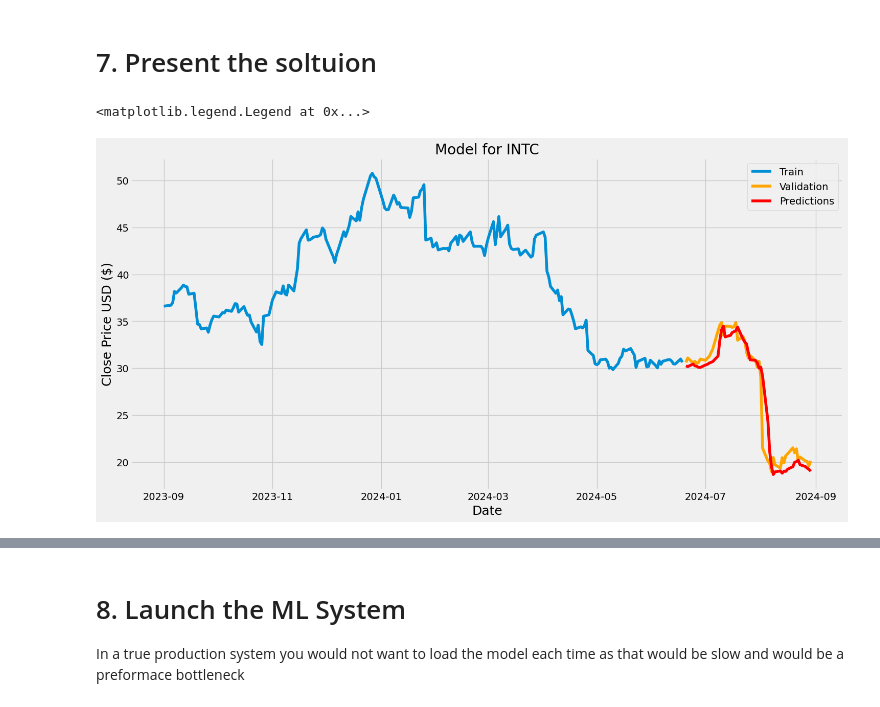
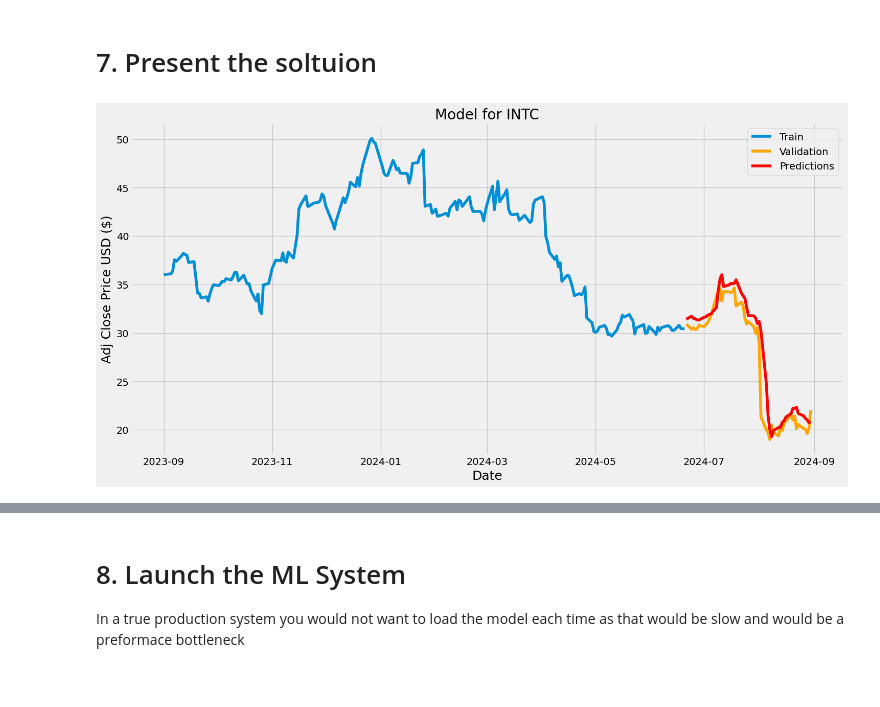
Before and after one commit to ethandzt21/PRSTC, a Jupyter notebook: myPRSTC.ipynb, the cells around one changed output, grey strips where cells are left out. Drawn from its saved outputs; the diff is of its cells as text; code cells hidden in the pictures.

```diff
--- a/myPRSTC.ipynb
+++ b/myPRSTC.ipynb
@@ -31,6 +31,7 @@ print("{} -> {}".format(sample_start_date, sample_stop_date))
 # STOCK = 'AAPL'
 # STOCK = 'TSLA'
 STOCK = 'INTC'
+PARAM = 'Adj Close'
 
 n_days_to_trend=30
 
@@ -104,6 +105,6 @@ plt.show()
 # %%
 #Create a new dataframe with only the 'Close' column
-data = df.filter(['Close'])
+data = df.filter([PARAM])
 # print(data)
 #Converting the dataframe to a numpy array
 dataset = data.values
@@ -242,23 +244,22 @@ Displaying results of predictions and adjust
 # %%
 #Plot/Create the data for the graph
 train = data[:training_data_len]
 valid = data[training_data_len:]
 # print(valid['Close'])
 # valid['Predictions'] = predictions
 valid.insert(1, "Predictions", predictions, True)
 #Visualize the data
 plt.figure(figsize=(16,8))
 plt.title('Model for {}'.format(STOCK))
 plt.xlabel('Date', fontsize=18)
-plt.ylabel('Close Price USD ($)', fontsize=18)
-plt.plot(train['Close'])
-plt.plot(valid[['Close']], color="orange")
+plt.ylabel(PARAM + ' Price USD ($)', fontsize=18)
+plt.plot(train[PARAM])
+plt.plot(valid[[PARAM]], color="orange")
 plt.plot(valid[['Predictions']], color='red')
 plt.legend(['Train', 'Validation', 'Predictions'], loc='upper right')
-# plt.show()
+plt.show()
 # %% [output]
-<matplotlib.legend.Legend at 0x...>
-[figure, old version]
+[figure, new version]
 # %%
 #Show the valid and predicted prices
 # valid
```
Also changed, not shown: parts of 13 cells of this notebook, 2 other files.
